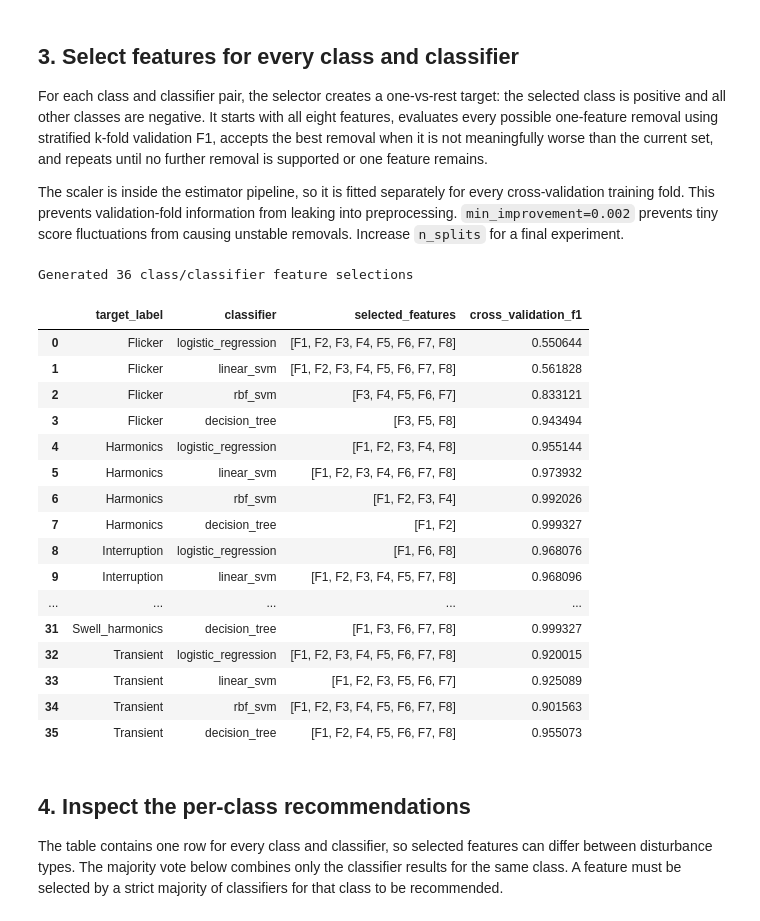
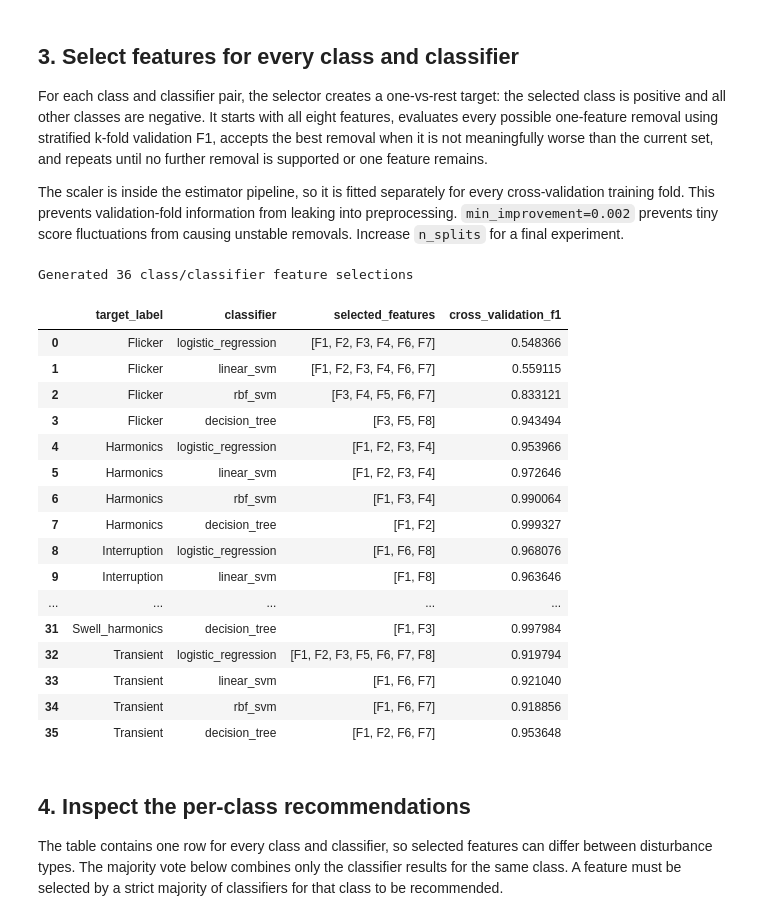
Before and after one commit to Kibestar/EE4C12---Machine-Learning-Project, a Jupyter notebook: Code/01 Task/vossi/Bagging_Feature_Selection.ipynb, the cells around one changed output. Cells and saved outputs as stored; diff of their text form; code cells hidden in the pictures.

```diff
--- a/Code/01 Task/vossi/Bagging_Feature_Selection.ipynb
+++ b/Code/01 Task/vossi/Bagging_Feature_Selection.ipynb
@@ -57,43 +57,43 @@ The scaler is inside the estimator pipeline, so it is fitted separately for ever
 # %%
 results = run_feature_selection(
     data,
     n_splits=5,
-    min_improvement=0.000,
+    min_improvement=0.002,
     random_state=42,
 )
 
 # The function returns one list containing every class/classifier result.
 assert isinstance(results, list), (
     "Restart the kernel to load the updated feature-selection module."
 )
 print(f"Generated {len(results)} class/classifier feature selections")
 
 summary = pd.DataFrame({
     "target_label": [result.target_label for result in results],
     "classifier": [result.classifier for result in results],
     "selected_features": [list(result.selected_features) for result in results],
     "cross_validation_f1": [result.score for result in results],
 })
 summary
 # %% [output]
 Generated 36 class/classifier feature selections
 |  | target_label | classifier | selected_features | cross_validation_f1 |
-| 0 | Flicker | logistic_regression | [F1, F2, F3, F4, F5, F6, F7, F8] | 0.550644 |
-| 1 | Flicker | linear_svm | [F1, F2, F3, F4, F5, F6, F7, F8] | 0.561828 |
+| 0 | Flicker | logistic_regression | [F1, F2, F3, F4, F6, F7] | 0.548366 |
+| 1 | Flicker | linear_svm | [F1, F2, F3, F4, F6, F7] | 0.559115 |
 | 2 | Flicker | rbf_svm | [F3, F4, F5, F6, F7] | 0.833121 |
 | 3 | Flicker | decision_tree | [F3, F5, F8] | 0.943494 |
-| 4 | Harmonics | logistic_regression | [F1, F2, F3, F4, F8] | 0.955144 |
-| 5 | Harmonics | linear_svm | [F1, F2, F3, F4, F6, F7, F8] | 0.973932 |
-| 6 | Harmonics | rbf_svm | [F1, F2, F3, F4] | 0.992026 |
+| 4 | Harmonics | logistic_regression | [F1, F2, F3, F4] | 0.953966 |
+| 5 | Harmonics | linear_svm | [F1, F2, F3, F4] | 0.972646 |
+| 6 | Harmonics | rbf_svm | [F1, F3, F4] | 0.990064 |
 | 7 | Harmonics | decision_tree | [F1, F2] | 0.999327 |
 | 8 | Interruption | logistic_regression | [F1, F6, F8] | 0.968076 |
-| 9 | Interruption | linear_svm | [F1, F2, F3, F4, F5, F7, F8] | 0.968096 |
+| 9 | Interruption | linear_svm | [F1, F8] | 0.963646 |
 | ... | ... | ... | ... | ... |
-| 31 | Swell_harmonics | decision_tree | [F1, F3, F6, F7, F8] | 0.999327 |
-| 32 | Transient | logistic_regression | [F1, F2, F3, F4, F5, F6, F7, F8] | 0.920015 |
-| 33 | Transient | linear_svm | [F1, F2, F3, F5, F6, F7] | 0.925089 |
-| 34 | Transient | rbf_svm | [F1, F2, F3, F4, F5, F6, F7, F8] | 0.901563 |
-| 35 | Transient | decision_tree | [F1, F2, F4, F5, F6, F7, F8] | 0.955073 |
+| 31 | Swell_harmonics | decision_tree | [F1, F3] | 0.997984 |
+| 32 | Transient | logistic_regression | [F1, F2, F3, F5, F6, F7, F8] | 0.919794 |
+| 33 | Transient | linear_svm | [F1, F6, F7] | 0.921040 |
+| 34 | Transient | rbf_svm | [F1, F6, F7] | 0.918856 |
+| 35 | Transient | decision_tree | [F1, F2, F6, F7] | 0.953648 |
 # %% [markdown]
 ## 4. Inspect the per-class recommendations
 
```
Also changed, not shown: parts of 1 cell of this notebook, 4 other files.
